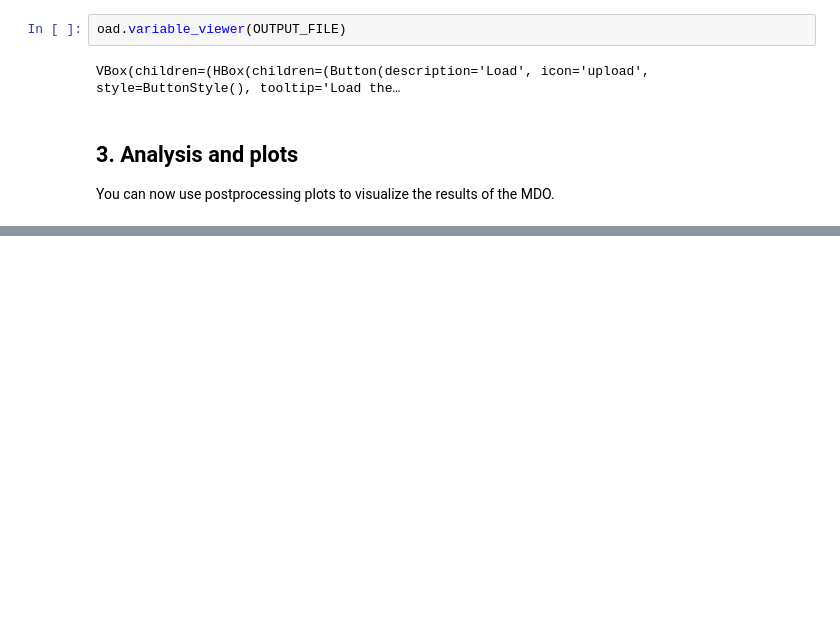
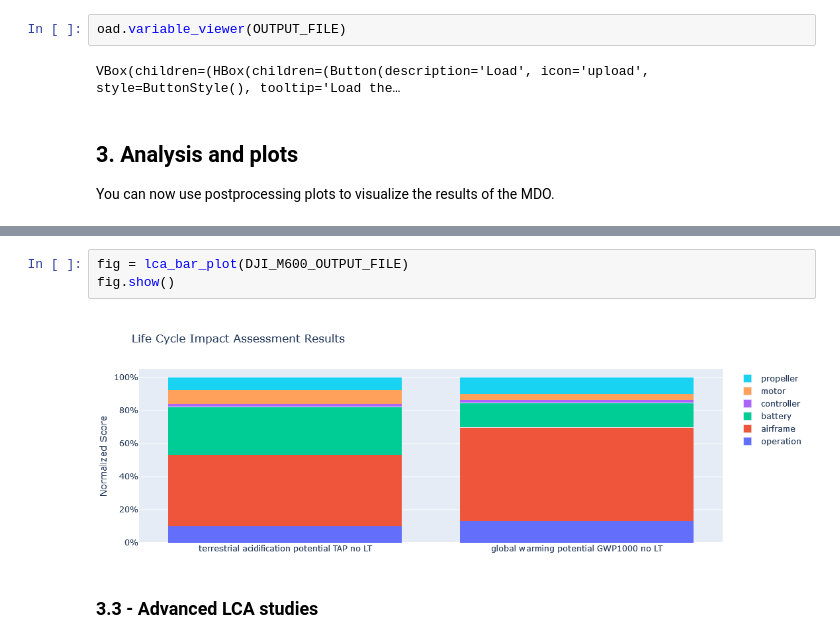
Before and after one commit to SizingLab/FAST-UAV, a Jupyter notebook: src/fastuav/notebooks/xx_LCA_test.ipynb, the cells around one changed output, grey strips where cells are left out. Drawn from its saved outputs; the diff is of its cells as text; blank space fills up the shorter version.

```diff
--- a/src/fastuav/notebooks/xx_LCA_test.ipynb
+++ b/src/fastuav/notebooks/xx_LCA_test.ipynb
@@ -183,0 +212,7 @@ fig.show()
+# %%
+fig = lca_bar_plot(DJI_M600_OUTPUT_FILE)
+fig.show()
+# %% [output]
+[figure, added]
+# %% [markdown]
+### 3.3 - Advanced LCA studies
```
Also changed, not shown: parts of 21 cells of this notebook, 7 other files.
